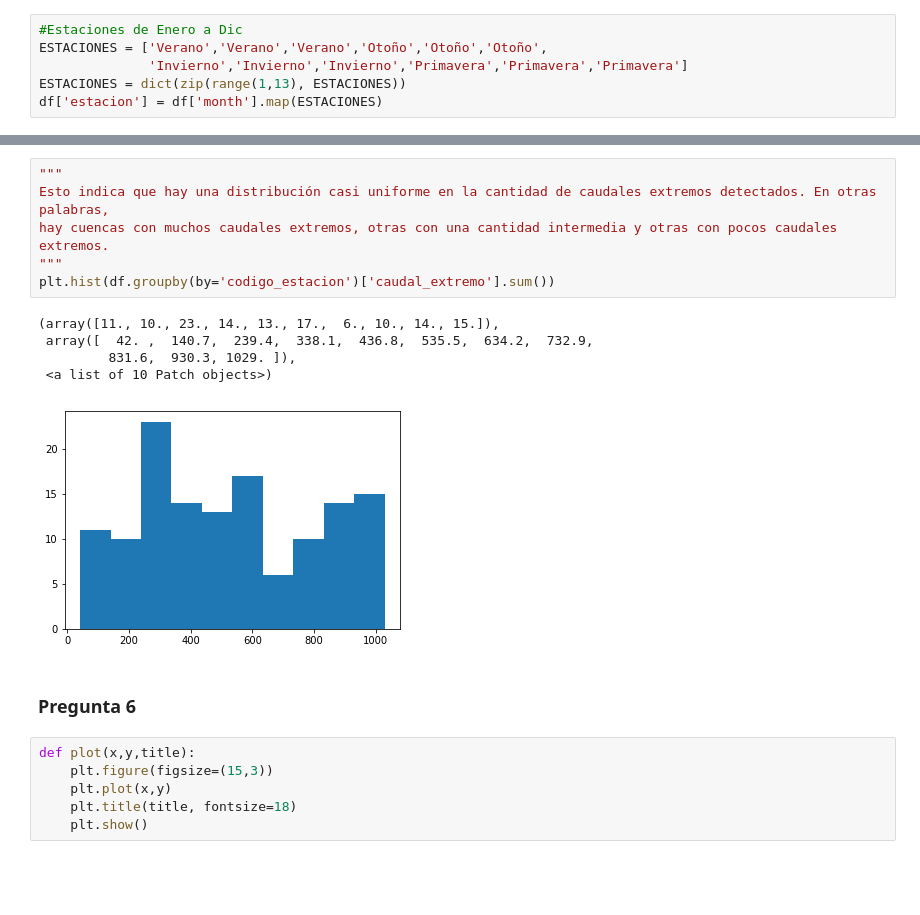
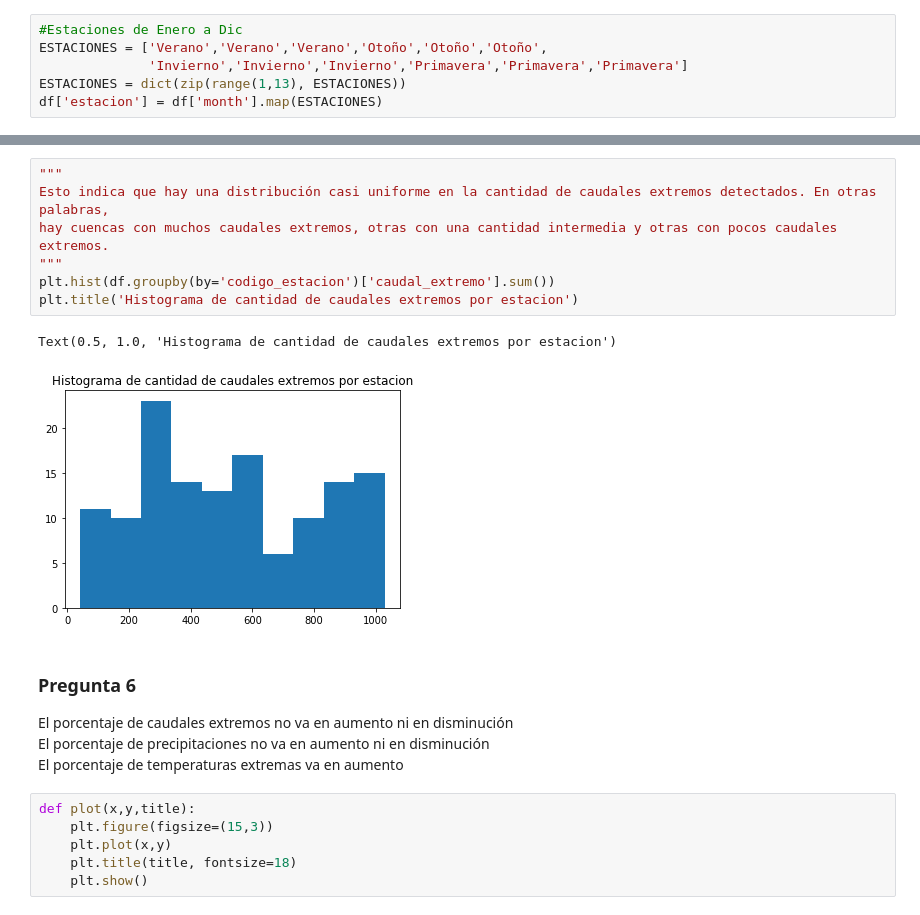
Before and after one commit to bldr1862/SpikeChallenge, a Jupyter notebook: Challenge.ipynb, the cells around one changed output, grey strips where cells are left out. Drawn from its saved outputs; the diff is of its cells as text; blank space fills up the shorter version.

```diff
--- a/Challenge.ipynb
+++ b/Challenge.ipynb
@@ -287,17 +321,19 @@ df = detect_extremos()
 # %%
 """
 Esto indica que hay una distribución casi uniforme en la cantidad de caudales extremos detectados. En otras palabras,
 hay cuencas con muchos caudales extremos, otras con una cantidad intermedia y otras con pocos caudales extremos.
 """
 plt.hist(df.groupby(by='codigo_estacion')['caudal_extremo'].sum())
+plt.title('Histograma de cantidad de caudales extremos por estacion')
 # %% [output]
-(array([11., 10., 23., 14., 13., 17.,  6., 10., 14., 15.]),
- array([  42. ,  140.7,  239.4,  338.1,  436.8,  535.5,  634.2,  732.9,
-         831.6,  930.3, 1029. ]),
- <a list of 10 Patch objects>)
+Text(0.5, 1.0, 'Histograma de cantidad de caudales extremos por estacion')
-[figure, old version]
+[figure, new version]
-# %% [markdown]
-### Pregunta 6
+# %% [markdown]
+### Pregunta 6
+
+El porcentaje de caudales extremos no va en aumento ni en disminución <br>
+El porcentaje de precipitaciones no va en aumento ni en disminución <br>
+El porcentaje de temperaturas extremas va en aumento
 # %%
 def plot(x,y,title):
     plt.figure(figsize=(15,3))
```
Also changed, not shown: parts of 53 cells of this notebook.
